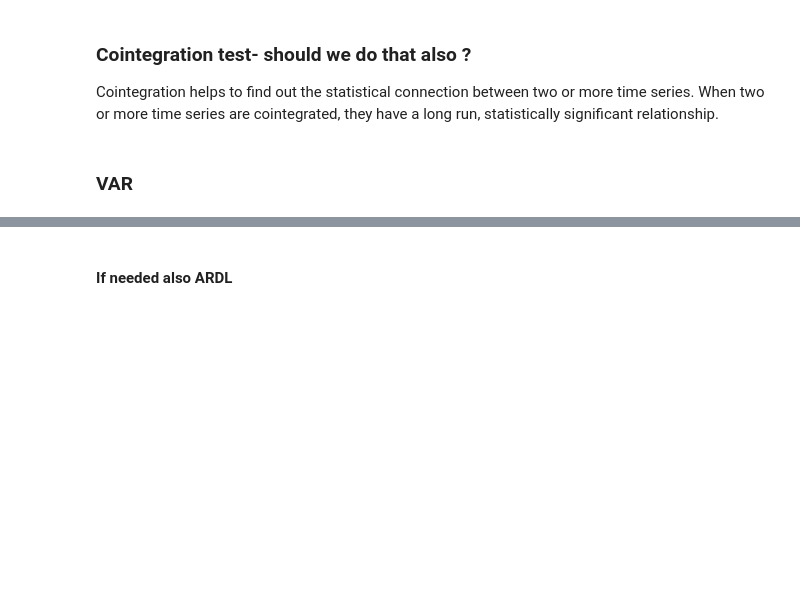
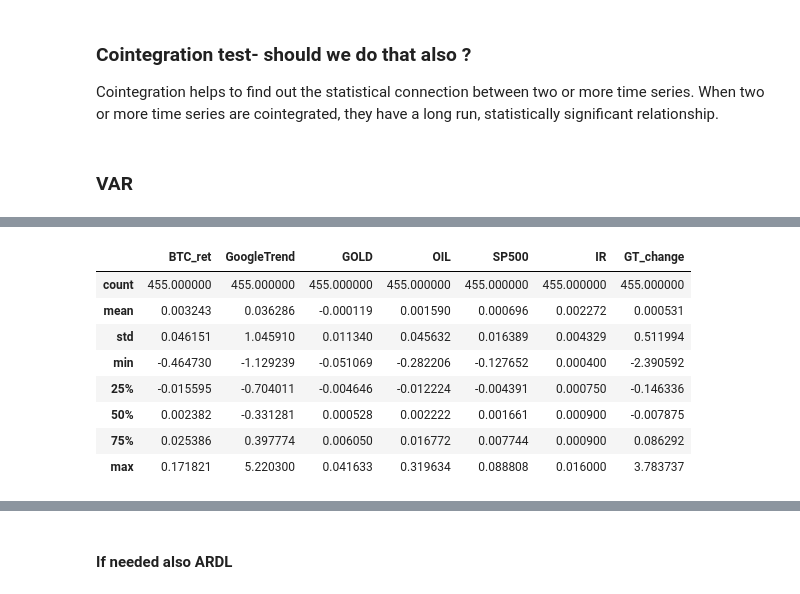
Before and after one commit to Nsmid/Research-project-Fintech-BTC_PRICES, a Jupyter notebook: research_project.ipynb, the cells around one changed output, grey strips where cells are left out. Cells and saved outputs as stored; diff of their text form; code cells hidden in the pictures; blank space fills up the shorter version.

Commit message:
model 3: initial analysis

```diff
--- a/research_project.ipynb
+++ b/research_project.ipynb
@@ -916,0 +963,15 @@ tweets              0.000958     0.648244  0.001895  0.000671  0.000417  0.02468
+# %%
+# model_3.info()
+# data_m3.head()
+data_m3.describe()
+# print(data_m3.columns)
+# %% [output]
+|  | BTC_ret | GoogleTrend | GOLD | OIL | SP500 | IR | GT_change |
+| count | 455.000000 | 455.000000 | 455.000000 | 455.000000 | 455.000000 | 455.000000 | 455.000000 |
+| mean | 0.003243 | 0.036286 | -0.000119 | 0.001590 | 0.000696 | 0.002272 | 0.000531 |
+| std | 0.046151 | 1.045910 | 0.011340 | 0.045632 | 0.016389 | 0.004329 | 0.511994 |
+| min | -0.464730 | -1.129239 | -0.051069 | -0.282206 | -0.127652 | 0.000400 | -2.390592 |
+| 25% | -0.015595 | -0.704011 | -0.004646 | -0.012224 | -0.004391 | 0.000750 | -0.146336 |
+| 50% | 0.002382 | -0.331281 | 0.000528 | 0.002222 | 0.001661 | 0.000900 | -0.007875 |
+| 75% | 0.025386 | 0.397774 | 0.006050 | 0.016772 | 0.007744 | 0.000900 | 0.086292 |
+| max | 0.171821 | 5.220300 | 0.041633 | 0.319634 | 0.088808 | 0.016000 | 3.783737 |
```
Also changed, not shown: parts of 31 cells of this notebook.
